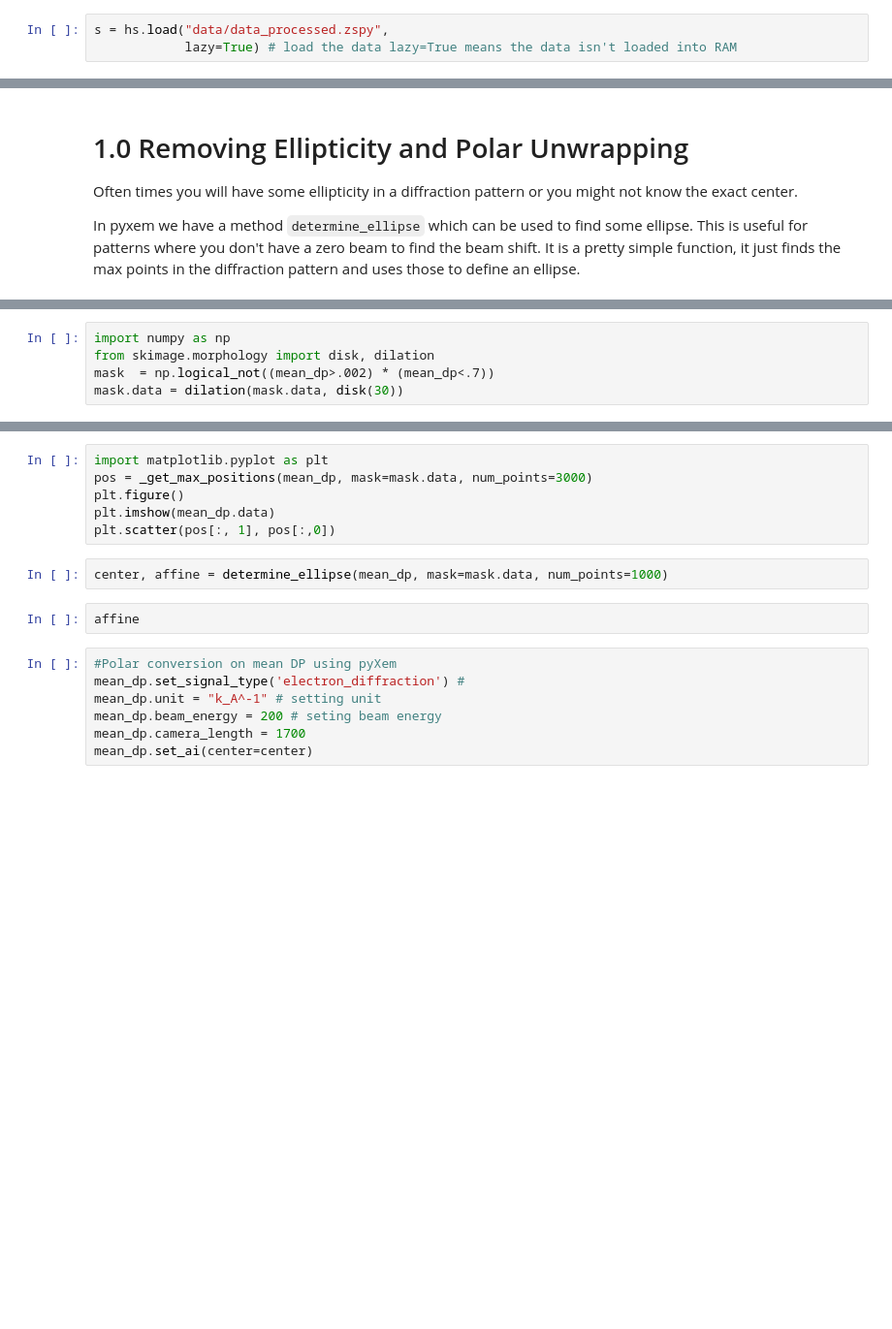
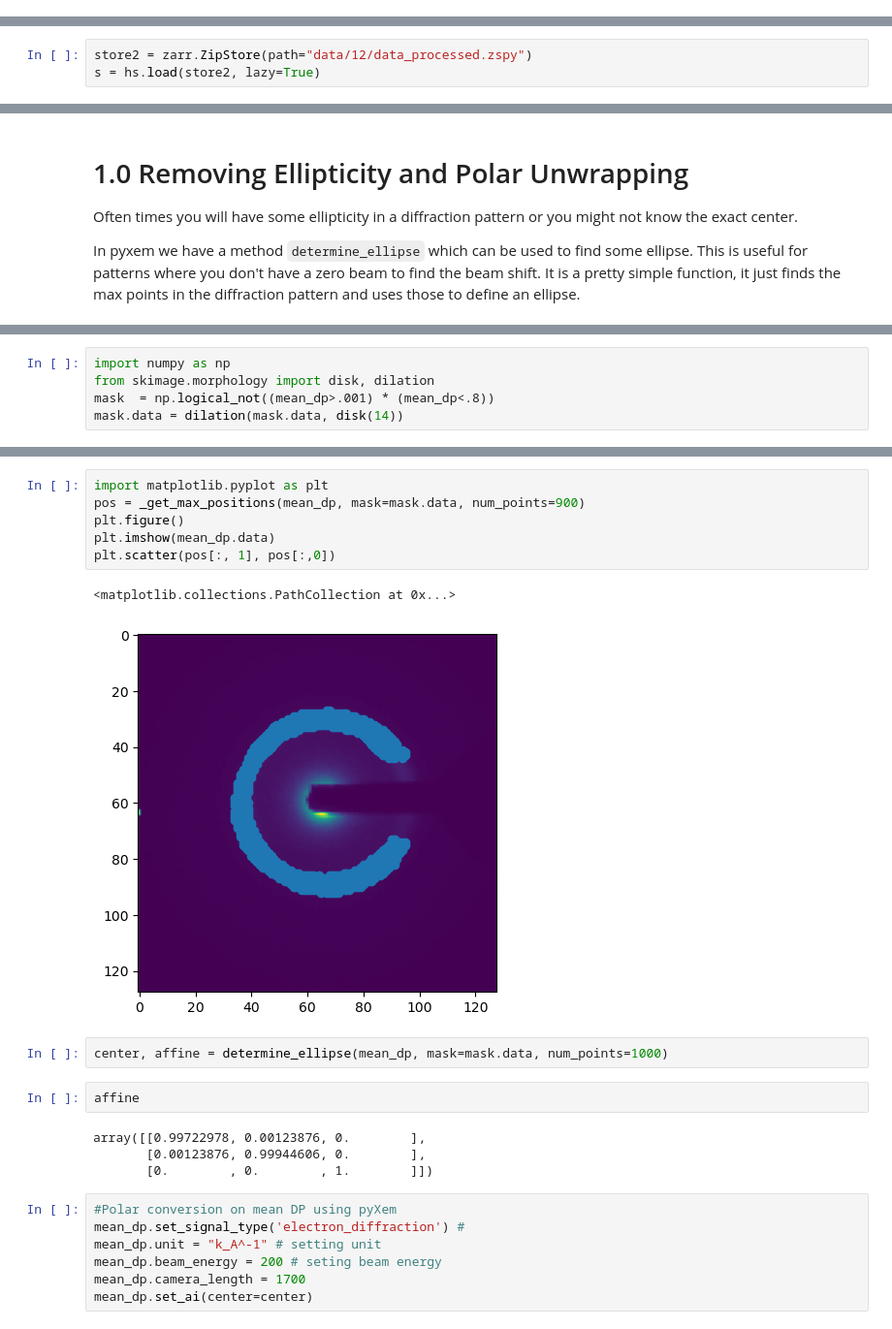
Before and after one commit to pyxem/pyxem-demos, a Jupyter notebook: 12 MolecularGlassOrientationMapping.ipynb, the cells around one changed output, grey strips where cells are left out. Shown: that part at 97% size. Cells and saved outputs as stored; diff of their text form; blank space fills up the shorter version.

```diff
--- a/12 MolecularGlassOrientationMapping.ipynb
+++ b/12 MolecularGlassOrientationMapping.ipynb
@@ -44,5 +40,2 @@ client
 # %%
 import hyperspy.api as hs # importing hyperspy
-# %%
-s = hs.load("data/data_processed.zspy",
-            lazy=True) # load the data lazy=True means the data isn't loaded into RAM
@@ -52,0 +44,3 @@ s.plot() # Visualize the data
+# %%
+store2 = zarr.ZipStore(path="data/12/data_processed.zspy")
+s = hs.load(store2, lazy=True)
@@ -69,7 +72,7 @@ mean_dp.plot()
 # %%
 import numpy as np
 from skimage.morphology import disk, dilation
-mask  = np.logical_not((mean_dp>.002) * (mean_dp<.7))
-mask.data = dilation(mask.data, disk(30))
+mask  = np.logical_not((mean_dp>.001) * (mean_dp<.8))
+mask.data = dilation(mask.data, disk(14))
 # %%
 mask.plot()
@@ -76,13 +81,20 @@ mask.plot()
 # %%
 import matplotlib.pyplot as plt
-pos = _get_max_positions(mean_dp, mask=mask.data, num_points=3000)
+pos = _get_max_positions(mean_dp, mask=mask.data, num_points=900)
 plt.figure()
 plt.imshow(mean_dp.data)
 plt.scatter(pos[:, 1], pos[:,0])
+# %% [output]
+<matplotlib.collections.PathCollection at 0x...>
+[figure, added]
 # %%
 center, affine = determine_ellipse(mean_dp, mask=mask.data, num_points=1000)
 # %%
 affine
+# %% [output]
+array([[0.99722978, 0.00123876, 0.        ],
+       [0.00123876, 0.99944606, 0.        ],
+       [0.        , 0.        , 1.        ]])
 # %%
 #Polar conversion on mean DP using pyXem
 mean_dp.set_signal_type('electron_diffraction') #
```
Also changed, not shown: parts of 21 cells of this notebook, 2 other files.
